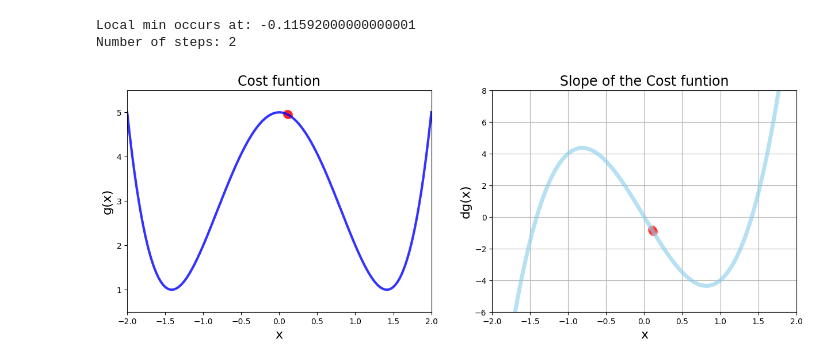
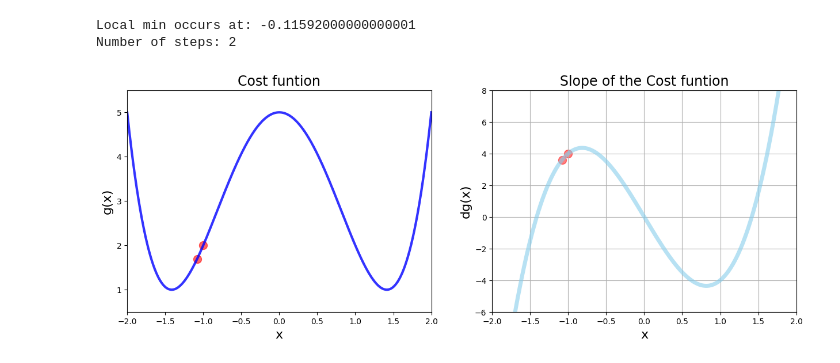
Before and after one commit to JonniiRingo/Data-Science-Ml, a Jupyter notebook: 03 Gradient Descent.ipynb, the cells around one changed output. Drawn from its saved outputs; the diff is of its cells as text; code cells hidden in the pictures.

Commit message:
Gradient descent edit

```diff
--- a/03 Gradient Descent.ipynb
+++ b/03 Gradient Descent.ipynb
@@ -262,35 +263,35 @@ Local min occurs at: -0.11592000000000001
 Number of steps: 2
 # %%
 # Calling gradient descent function
-local_min, x_list, deriv_list = gradient_descent(derivative_func=dg,initial_guess =  0.1 )
+local_min, x_list, deriv_list = gradient_descent(derivative_func=dg,initial_guess =  0.-1)
 # Plot functinon derivative and scatter plot side by side
 
 plt.figure(figsize=[15, 5])
 # 1 chart: cost function
 plt.subplot(1, 2, 1)
 
 plt.xlim([-2,2])
 plt.ylim(0.5, 5.5)
 
 plt.title('Cost funtion', fontsize=17)
 plt.xlabel('x', fontsize=16)
 plt.ylabel('g(x)', fontsize=16)
 
 plt.plot(x_2, g(x_2), color='blue', linewidth=3, alpha=0.8)
 plt.scatter(x_list, g(np.array(x_list)), color='red', s=100, alpha=0.6)
 
 # 2 chart: Derivative
 plt.subplot(1, 2, 2)
 plt.title('Slope of the Cost funtion', fontsize=17)
 plt.xlabel('x', fontsize=16)
 plt.ylabel('dg(x)', fontsize=16)
 plt.grid()
 plt.xlim([-2,2])
 plt.ylim(-6, 8)
 
 plt.plot(x_2, dg(x_2), color='skyblue', linewidth=5, alpha=0.6)
 plt.scatter(x_list, deriv_list, color='red', s=100, alpha=0.5)
 
 plt.show()
 # %% [output]
-[figure, old version]
+[figure, new version]
```
Also changed, not shown: parts of 3 cells of this notebook.
